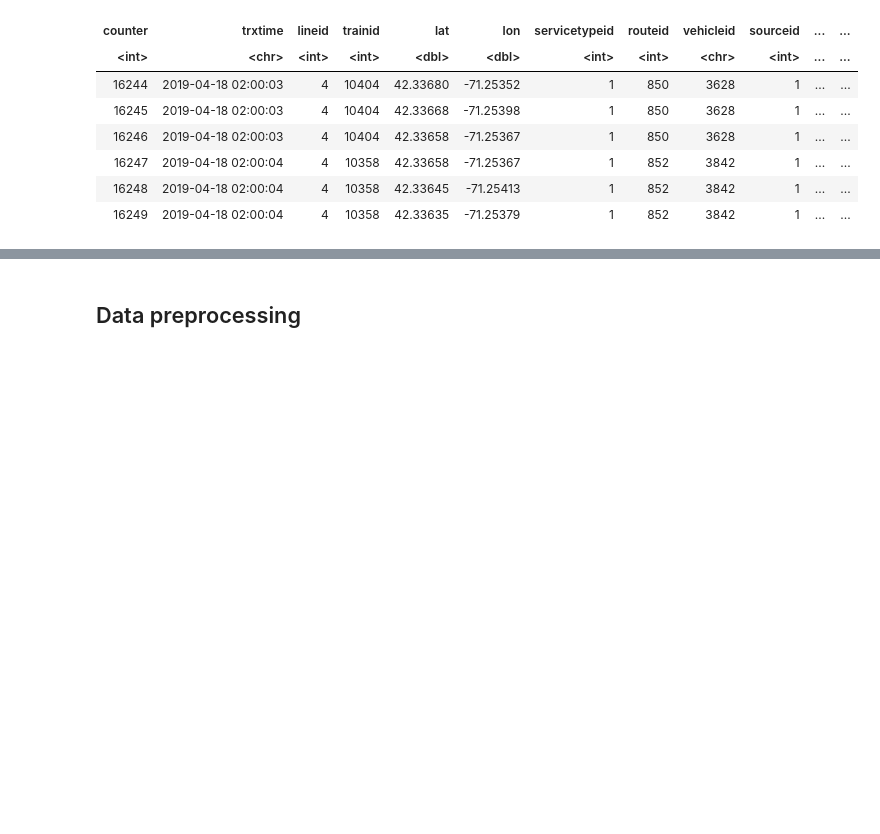
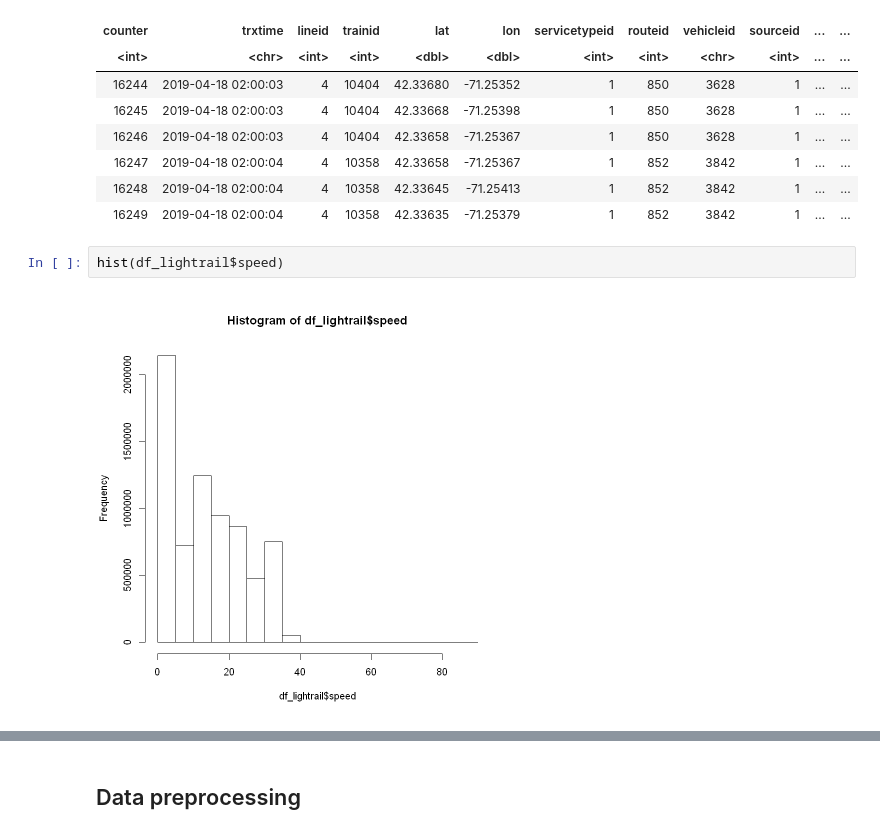
Before and after one commit to narslab/treem, a Jupyter notebook: bin/jupyter/vehicle-trajectory-computation.ipynb, the cells around one changed output, grey strips where cells are left out. Saved outputs shown, nothing was run; the diff lists cells and outputs as text; blank space fills up the shorter version.

```diff
--- a/bin/jupyter/vehicle-trajectory-computation.ipynb
+++ b/bin/jupyter/vehicle-trajectory-computation.ipynb
@@ -110,3 +72,7 @@ A data.table: 6 × 21
 | 16247 | 2019-04-18 02:00:04 | 4 | 10358 | 42.33658 | -71.25367 | 1 | 852 | 3842 | 1 | ... | ... |
 | 16248 | 2019-04-18 02:00:04 | 4 | 10358 | 42.33645 | -71.25413 | 1 | 852 | 3842 | 1 | ... | ... |
 | 16249 | 2019-04-18 02:00:04 | 4 | 10358 | 42.33635 | -71.25379 | 1 | 852 | 3842 | 1 | ... | ... |
+# %%
+hist(df_lightrail$speed)
+# %% [output]
+[figure, added]
```
Also changed, not shown: parts of 55 cells of this notebook.
